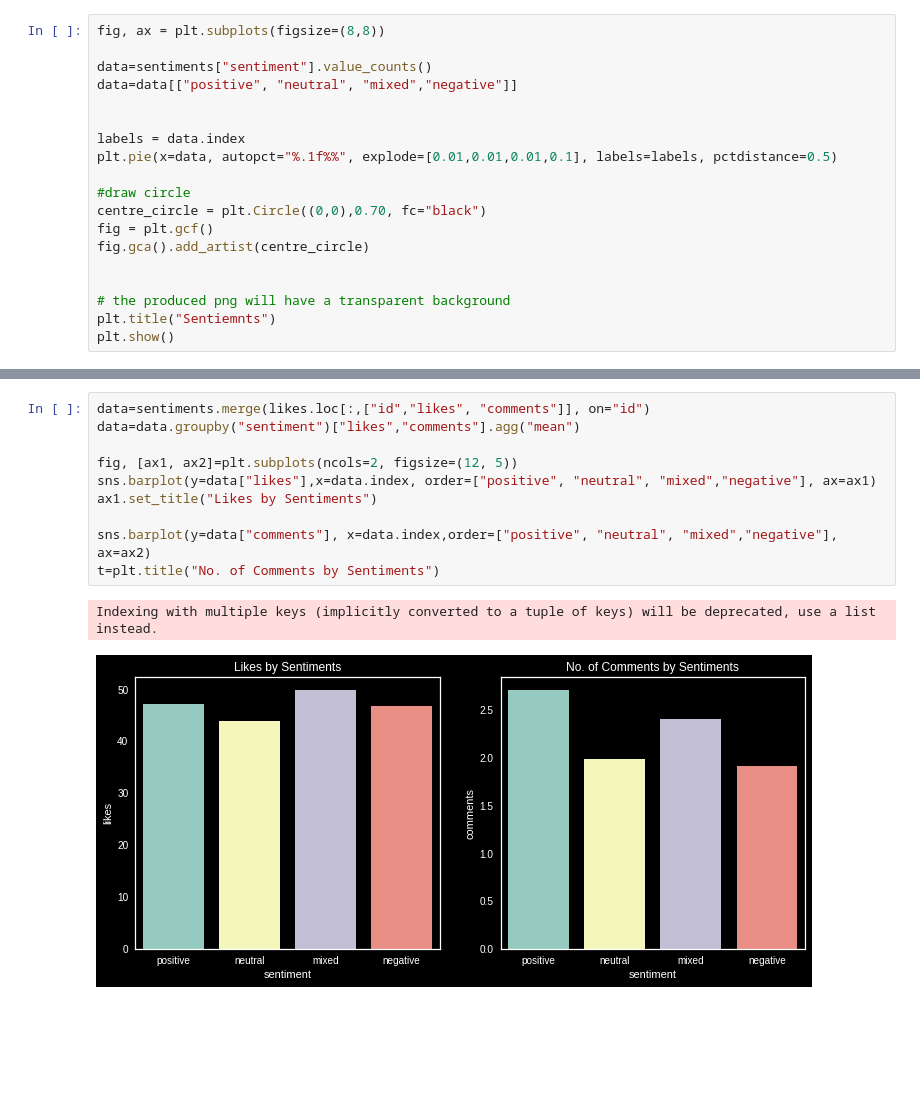
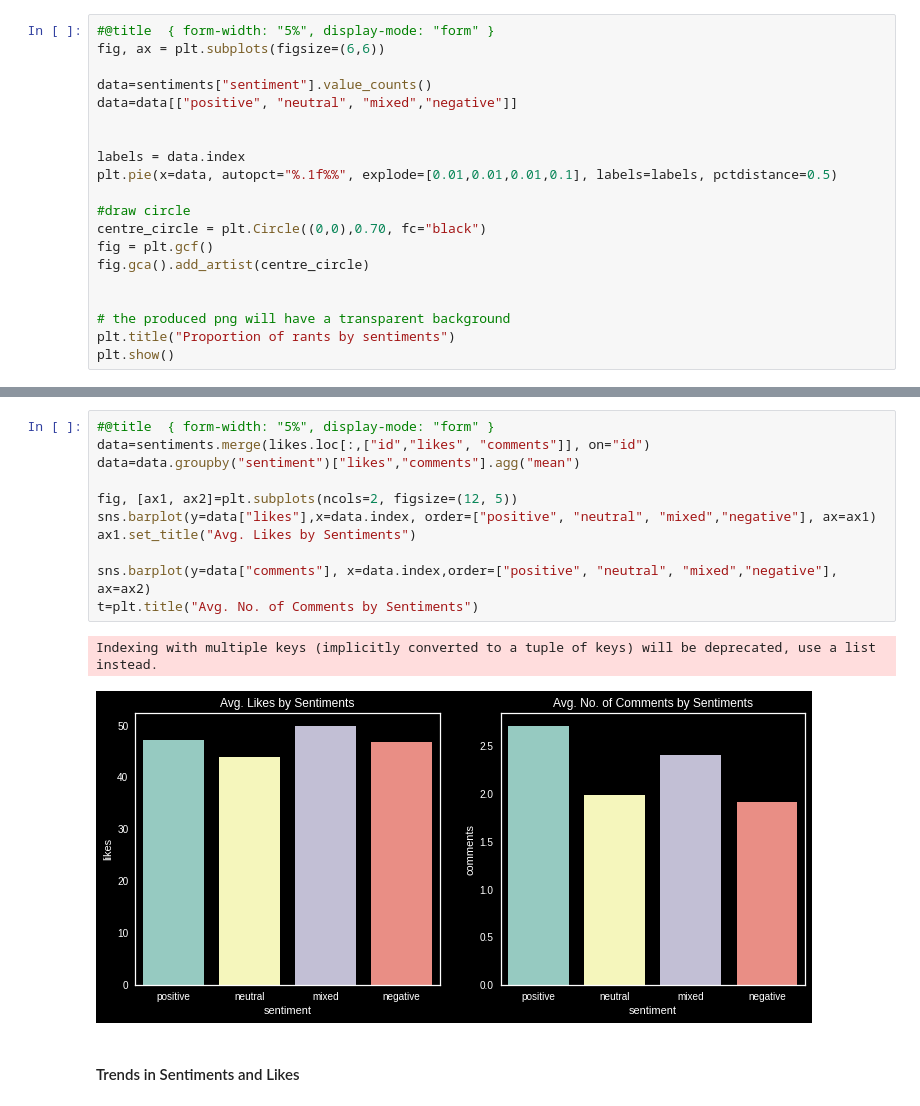
Before and after one commit to ragul-n/Analysis-of-Confession-pages, a Jupyter notebook: Analysis_of_Confessions.ipynb, the cells around one changed output, grey strips where cells are left out. Drawn from its saved outputs; the diff is of its cells as text; blank space fills up the shorter version.

```diff
--- a/Analysis_of_Confessions.ipynb
+++ b/Analysis_of_Confessions.ipynb
@@ -99,5 +104,6 @@ Text(0, 0.5, 'No. of Posts')
 # %%
-fig, ax = plt.subplots(figsize=(8,8))
+#@title  { form-width: "5%", display-mode: "form" }
+fig, ax = plt.subplots(figsize=(6,6))
 
 data=sentiments["sentiment"].value_counts()
 data=data[["positive", "neutral", "mixed","negative"]]
@@ -113,6 +119,6 @@ fig.gca().add_artist(centre_circle)
 
 
 # the produced png will have a transparent background
-plt.title("Sentiemnts")
+plt.title("Proportion of rants by sentiments")
 plt.show()
 # %% [output]
@@ -120,14 +128,17 @@ plt.show()
 # %%
+#@title  { form-width: "5%", display-mode: "form" }
 data=sentiments.merge(likes.loc[:,["id","likes", "comments"]], on="id")
 data=data.groupby("sentiment")["likes","comments"].agg("mean")
 
 fig, [ax1, ax2]=plt.subplots(ncols=2, figsize=(12, 5))
 sns.barplot(y=data["likes"],x=data.index, order=["positive", "neutral", "mixed","negative"], ax=ax1)
-ax1.set_title("Likes by Sentiments")
+ax1.set_title("Avg. Likes by Sentiments")
 
 sns.barplot(y=data["comments"], x=data.index,order=["positive", "neutral", "mixed","negative"],  ax=ax2)
-t=plt.title("No. of Comments by Sentiments")
+t=plt.title("Avg. No. of Comments by Sentiments")
 # %% [output]
 Indexing with multiple keys (implicitly converted to a tuple of keys) will be deprecated, use a list instead.
-[figure, old version]
+[figure, new version]
+# %% [markdown]
+#### Trends in Sentiments and Likes
 # %%
```
Also changed, not shown: parts of 10 cells of this notebook.
